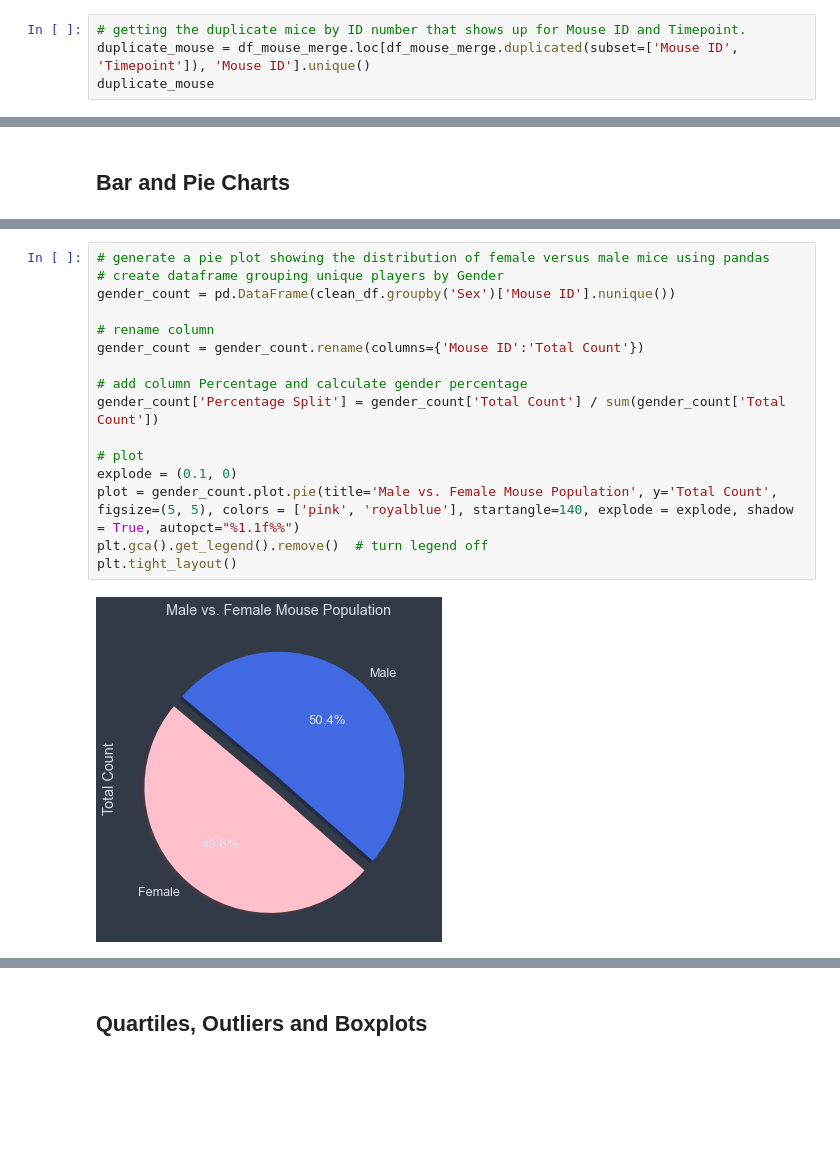
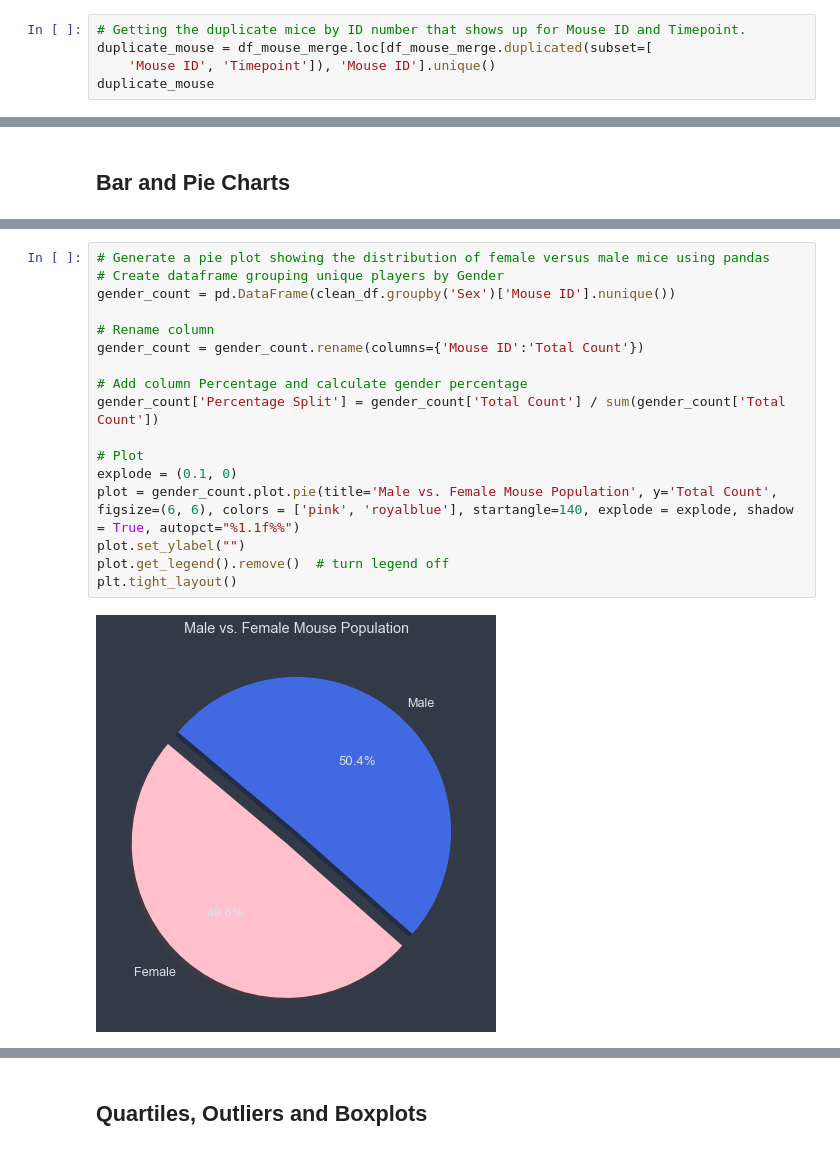
Before and after one commit to speedracer05/Matplotlib-Challenge, a Jupyter notebook: Pymaceuticals/pymaceuticals_starter.ipynb, the cells around one changed output, grey strips where cells are left out. Drawn from its saved outputs; the diff is of its cells as text; blank space fills up the shorter version.

```diff
--- a/Pymaceuticals/pymaceuticals_starter.ipynb
+++ b/Pymaceuticals/pymaceuticals_starter.ipynb
@@ -42,8 +35,9 @@ mouse_qty
 # %% [output]
 249
 # %%
-# getting the duplicate mice by ID number that shows up for Mouse ID and Timepoint.
-duplicate_mouse = df_mouse_merge.loc[df_mouse_merge.duplicated(subset=['Mouse ID', 'Timepoint']), 'Mouse ID'].unique()
+# Getting the duplicate mice by ID number that shows up for Mouse ID and Timepoint.
+duplicate_mouse = df_mouse_merge.loc[df_mouse_merge.duplicated(subset=[
+    'Mouse ID', 'Timepoint']), 'Mouse ID'].unique()
 duplicate_mouse
 # %% [output]
 array(['g989'], dtype=object)
@@ -189,21 +158,22 @@ plt.bar(x_axis, regimen_count, color='royalblue', alpha=1, width=.5, align='cent
 <BarContainer object of 10 artists>
 [figure]
 # %%
-# generate a pie plot showing the distribution of female versus male mice using pandas
-# create dataframe grouping unique players by Gender
+# Generate a pie plot showing the distribution of female versus male mice using pandas
+# Create dataframe grouping unique players by Gender
 gender_count = pd.DataFrame(clean_df.groupby('Sex')['Mouse ID'].nunique())
 
-# rename column
+# Rename column
 gender_count = gender_count.rename(columns={'Mouse ID':'Total Count'})
 
-# add column Percentage and calculate gender percentage
+# Add column Percentage and calculate gender percentage
 gender_count['Percentage Split'] = gender_count['Total Count'] / sum(gender_count['Total Count'])
 
-# plot
+# Plot
 explode = (0.1, 0)
-plot = gender_count.plot.pie(title='Male vs. Female Mouse Population', y='Total Count', figsize=(5, 5), colors = ['pink', 'royalblue'], startangle=140, explode = explode, shadow = True, autopct="%1.1f%%")
-plt.gca().get_legend().remove()  # turn legend off
+plot = gender_count.plot.pie(title='Male vs. Female Mouse Population', y='Total Count', figsize=(6, 6), colors = ['pink', 'royalblue'], startangle=140, explode = explode, shadow = True, autopct="%1.1f%%")
+plot.set_ylabel("")
+plot.get_legend().remove()  # turn legend off
 plt.tight_layout()
 # %% [output]
-[figure, old version]
+[figure, new version]
 # %%
```
Also changed, not shown: parts of 16 cells of this notebook.
